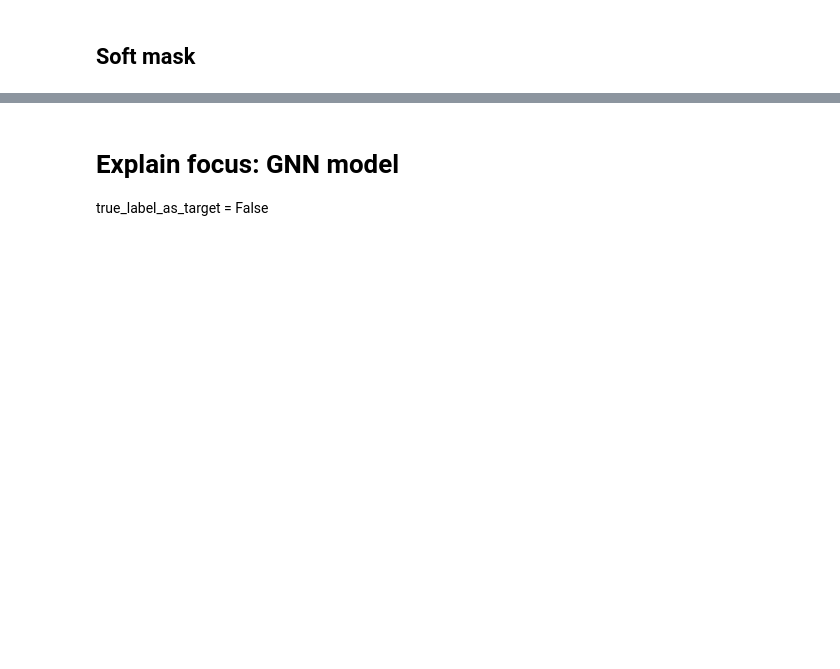
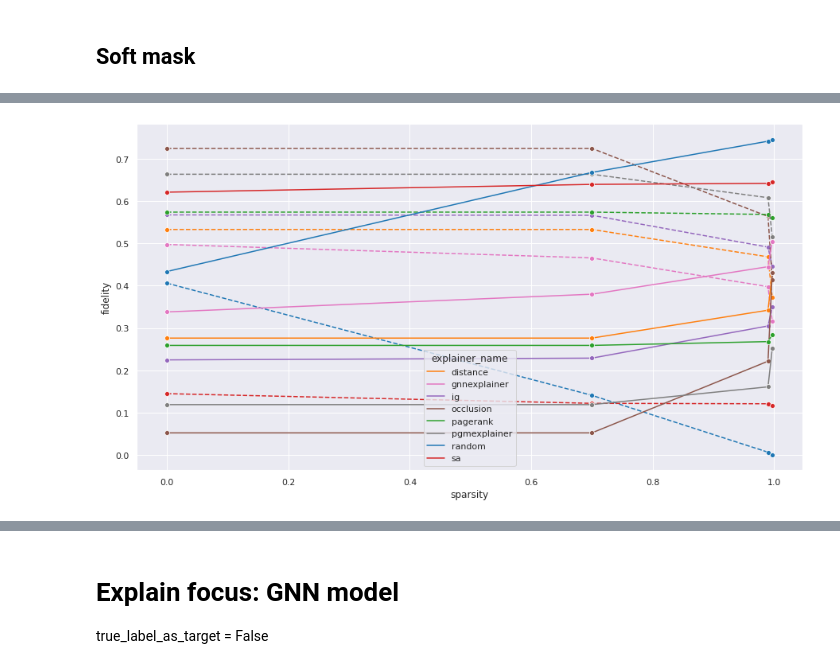
Before and after one commit to GraphFramEx/graphframex, a Jupyter notebook: notebooks/Results_Analysis_NC_Realworld.ipynb, the cells around one changed output, grey strips where cells are left out. Saved outputs shown, nothing was run; the diff lists cells and outputs as text; code cells hidden in the pictures; blank space fills up the shorter version.

```diff
--- a/notebooks/Results_Analysis_NC_Realworld.ipynb
+++ b/notebooks/Results_Analysis_NC_Realworld.ipynb
@@ -189,22 +305,24 @@ df_soft = df[df.hard_mask==False]
 # %%
 #### Fidelity Prob VS Sparsity ####
 
 fig, ax = plt.subplots(figsize=(15,8))
 g0 = sns.lineplot(
     data=df_soft[df_soft.dataset=="cora"],
     x="sparsity", y="fidelity_prob+",
-    hue="explainer_name", marker="o", linestyle='--', ax=ax, legend=False)
+    hue="explainer_name", palette=dict_color, marker="o", linestyle='--', ax=ax, legend=False)
 for line in g0.lines:
     line.set_linestyle("--")
 
 g1 = sns.lineplot(
     data=df_soft[df_soft.dataset=="cora"],
     x="sparsity", y="fidelity_prob-",
-    hue="explainer_name", marker="o", ax=ax)
+    hue="explainer_name", palette=dict_color, marker="o", ax=ax)
 
 
 plt.ylabel('fidelity')
 plt.show()
+# %% [output]
+[figure, added]
 # %%
 #### Fidelity Prob VS datasets & sparsity ####
 sns.set()
```
Also changed, not shown: parts of 34 cells of this notebook, 7 other files.
